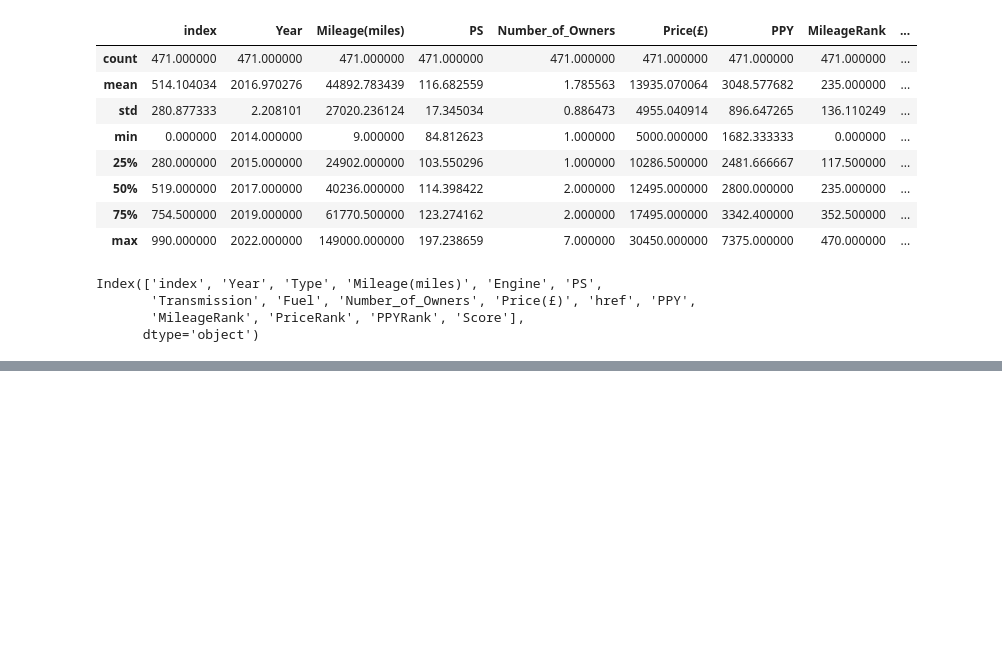
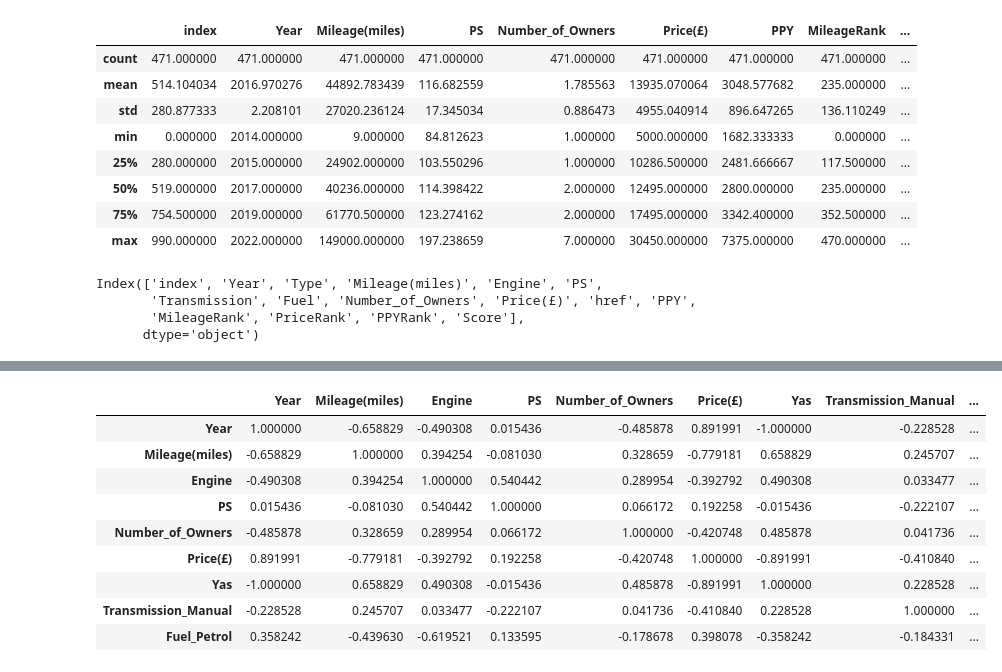
Before and after one commit to europecodingschool/ECS---VB---YZ---08.26, a Jupyter notebook: VB_YZ_Ders_10_.ipynb, the cells around one changed output, grey strips where cells are left out. Saved outputs shown, nothing was run; the diff lists cells and outputs as text; code cells hidden in the pictures; blank space fills up the shorter version.

```diff
--- a/VB_YZ_Ders_10_.ipynb
+++ b/VB_YZ_Ders_10_.ipynb
@@ -152,0 +300,13 @@ Index(['index', 'Year', 'Type', 'Mileage(miles)', 'Engine', 'PS',
+# %%
+df.corr()
+# %% [output]
+|  | Year | Mileage(miles) | Engine | PS | Number_of_Owners | Price(£) | Yas | Transmission_Manual | ... |
+| Year | 1.000000 | -0.658829 | -0.490308 | 0.015436 | -0.485878 | 0.891991 | -1.000000 | -0.228528 | ... |
+| Mileage(miles) | -0.658829 | 1.000000 | 0.394254 | -0.081030 | 0.328659 | -0.779181 | 0.658829 | 0.245707 | ... |
+| Engine | -0.490308 | 0.394254 | 1.000000 | 0.540442 | 0.289954 | -0.392792 | 0.490308 | 0.033477 | ... |
+| PS | 0.015436 | -0.081030 | 0.540442 | 1.000000 | 0.066172 | 0.192258 | -0.015436 | -0.222107 | ... |
+| Number_of_Owners | -0.485878 | 0.328659 | 0.289954 | 0.066172 | 1.000000 | -0.420748 | 0.485878 | 0.041736 | ... |
+| Price(£) | 0.891991 | -0.779181 | -0.392792 | 0.192258 | -0.420748 | 1.000000 | -0.891991 | -0.410840 | ... |
+| Yas | -1.000000 | 0.658829 | 0.490308 | -0.015436 | 0.485878 | -0.891991 | 1.000000 | 0.228528 | ... |
+| Transmission_Manual | -0.228528 | 0.245707 | 0.033477 | -0.222107 | 0.041736 | -0.410840 | 0.228528 | 1.000000 | ... |
+| Fuel_Petrol | 0.358242 | -0.439630 | -0.619521 | 0.133595 | -0.178678 | 0.398078 | -0.358242 | -0.184331 | ... |
```
Also changed, not shown: parts of 17 cells of this notebook.
